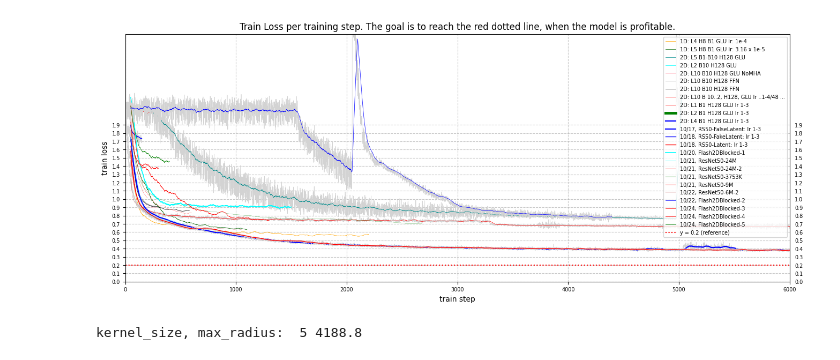
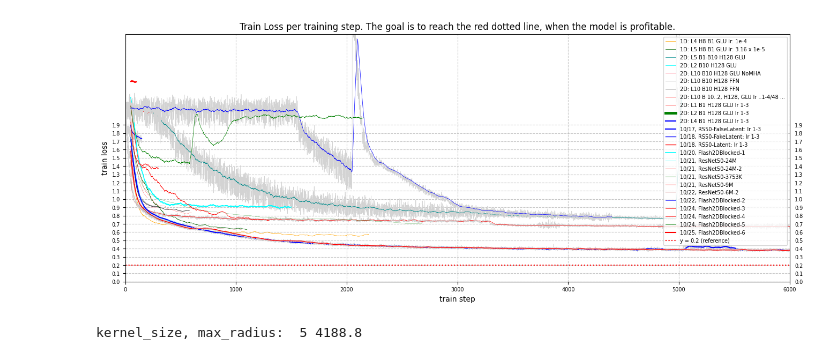
Before and after one commit to MachineLearningMike/Zeus2026, a Jupyter notebook: models/test01.ipynb, the cells around one changed output. Saved outputs shown, nothing was run; the diff lists cells and outputs as text; code cells hidden in the pictures.

```diff
--- a/models/test01.ipynb
+++ b/models/test01.ipynb
@@ -40,35 +40,37 @@ analyze("D:\\Zeus_Data\\bayes\\16-128-32-1944-2-GLU\\train_state-16-128-32-1944-
 analyze("D:\\Zeus_Data\\bayes\\16-128-32-1944-4-GLU\\train_state-16-128-32-1944-4-GLU.json", window1, 'blue', '2D: L4 B1 H128 GLU lr 1-3', hide_details=True, lw=1.5)
 analyze("D:\\Zeus_Data\\bayes\\ResNet50\\train_state-16-128-32-1944-5-GLU.json", window1, 'blue', '10/17, RS50-FalseLatent: lr 1-3', hide_details=False, lw=1.5)
 analyze("D:\\Zeus_Data\\bayes\\ResNet50-NewCodec\\train_state-16-128-32-1944-5-GLU.json", window1, 'blue', '10/18, RS50-FakeLatent: lr 1-3', hide_details=False, lw=1.)
 analyze("D:\\Zeus_Data\\bayes\\ResNet50-NewCodec-2\\train_state.json", window1, 'red', '10/18, RS50-Latent: lr 1-3', hide_details=False, lw=1.)
 analyze("D:\\Zeus_Data\\bayes\\Flash2DBlocked-1\\train_state.json", window1, 'cyan', '10/20, Flash2DBlocked-1', hide_details=True, lw=1.2)
 analyze("D:\\Zeus_Data\\bayes\\ResNet50-24M\\train_state.json", window1, 'cyan', '10/21, ResNet50-24M', hide_details=True, lw=.2)
 analyze("D:\\Zeus_Data\\bayes\\ResNet50-24M-2\\train_state.json", window1, 'red', '10/21, ResNet50-24M-2', hide_details=True, lw=.2)
 analyze("D:\\Zeus_Data\\bayes\\ResNet50-3753K\\train_state.json", window1, 'green', '10/21, ResNet50-3753K', hide_details=True, lw=.2)
 analyze("D:\\Zeus_Data\\bayes\\ResNet50-9M\\train_state.json", window1, 'red', '10/21, ResNet50-9M', hide_details=True, lw=.2)
 analyze("D:\\Zeus_Data\\bayes\\ResNet50-9M-2\\train_state.json", window1, 'brown', '10/21, ResNet50-9M-2', hide_details=True, lw=.2)
 analyze("D:\\Zeus_Data\\bayes\\ResNet50-9M-2\\train_state.json", window1, 'brown', '10/21, ResNet50-9M-2', hide_details=True, lw=.2)
 analyze("D:\\Zeus_Data\\bayes\\ResNet50-6M-2\\train_state.json", window1, 'brown', '10/22, ResNet50-6M-2', hide_details=True, lw=.2)
 analyze("D:\\Zeus_Data\\bayes\\Flash2DBlocked-2\\train_state.json", window1, 'blue', '10/22, Flash2DBlocked-2', hide_details=False, lw=.5)
 analyze("D:\\Zeus_Data\\bayes\\Flash2DBlocked-3\\train_state.json", window1, 'red', '10/24, Flash2DBlocked-3', hide_details=True, lw=.5)
 analyze("D:\\Zeus_Data\\bayes\\Flash2DBlocked-4\\train_state.json", window1, 'red', '10/24, Flash2DBlocked-4', hide_details=True, lw=.5)
-analyze("D:\\Zeus_Data\\bayes\\Flash2DBlocked-5\\train_state.json", window1, 'green', '10/24, Flash2DBlocked-5', hide_details=True, lw=1.5)
+analyze("D:\\Zeus_Data\\bayes\\Flash2DBlocked-5\\train_state.json", window1, 'green', '10/24, Flash2DBlocked-5', hide_details=True, lw=.5)
+analyze("D:\\Zeus_Data\\bayes\\Flash2DBlocked-6\\train_state.json", window1, 'red', '10/25, Flash2DBlocked-6', hide_details=True, lw=1.5)
+
 
 plt.ylim(0, 3.0)   # 👈 set y-axis rang
 plt.xlim(0, 6000)   # 👈 set y-axis rang
 plt.yticks(np.arange(0, 2.0, 0.1))
 # plt.xticks(np.arange(0, 12001, 500), labels=[str(i) for i in range(0, 6001)])
 plt.xlabel("train step")
 plt.ylabel("train loss")
 plt.tick_params(axis='y', labelright=True)
 plt.tick_params(labelsize=7)
 plt.grid(axis='y', linestyle='--', alpha=0.7)  # horizontal dashed lines
 plt.grid(axis='x', linestyle='--', alpha=0.7)  # 👈 vertical dashed lines
 plt.axhline(y=0.2, color='red', linestyle=':', linewidth=1.5, label='y = 0.2 (reference)')
 plt.legend(fontsize=7, loc='upper right')
 plt.show()
 # %% [output]
-[figure, old version]
+[figure, new version]
 # %%
 radius = 3770
 factor10=3
```
Also changed, not shown: 8 other files.
